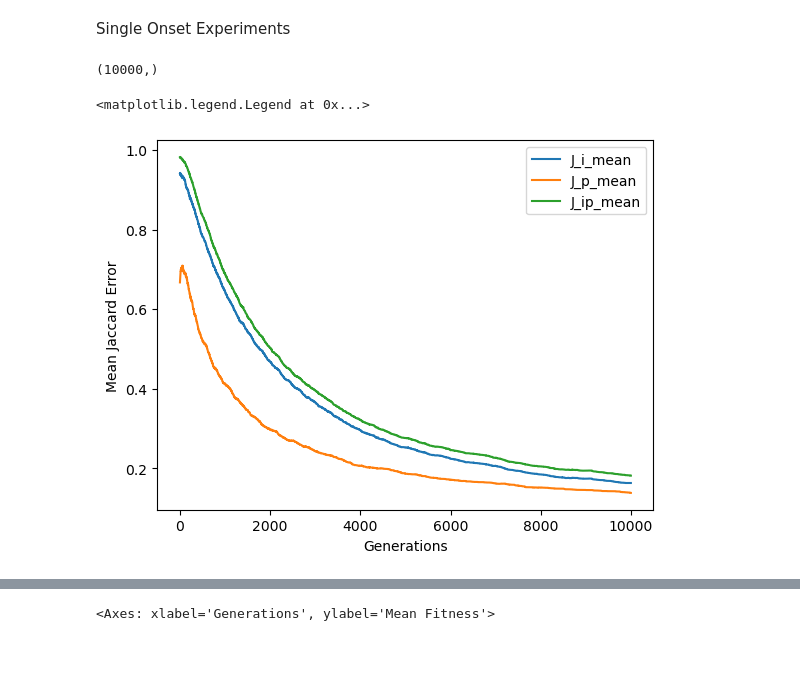
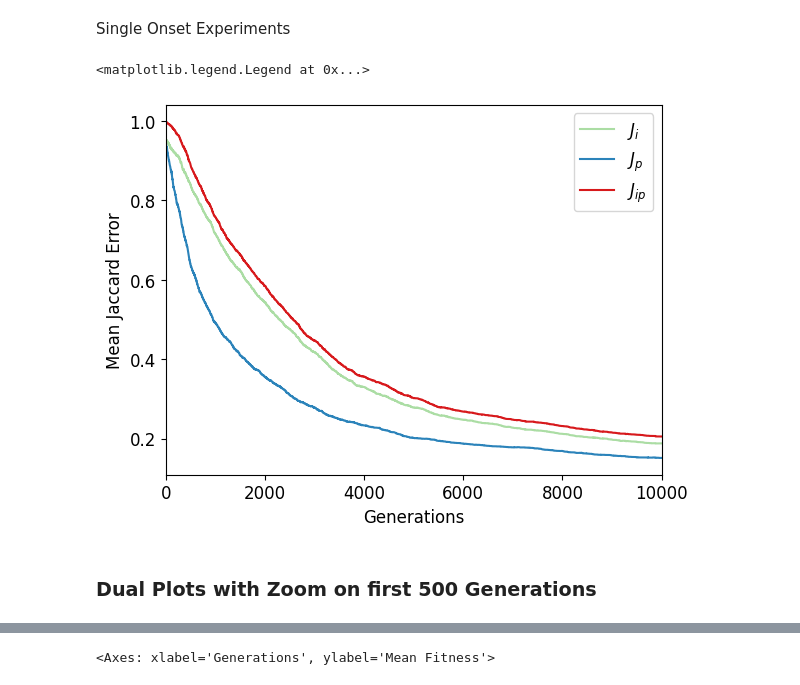
Before and after one commit to jd-rub/MA-thesis, a Jupyter notebook: notebooks/plotting.ipynb, the cells around one changed output, grey strips where cells are left out. Saved outputs shown, nothing was run; the diff lists cells and outputs as text; code cells hidden in the pictures; blank space fills up the shorter version.

```diff
--- a/notebooks/plotting.ipynb
+++ b/notebooks/plotting.ipynb
@@ -88,38 +50,42 @@ ax[1].legend()
+# %%
+colors = ["#abdda4", "#2b83ba", "#d7191c"]
 # %% [markdown]
 Single Onset Experiments
+# %%
+def parse_experiment_errors(error_file):
+    with open(error_file, "rb") as fp:
+        errors = pickle.load(fp)
+
+    # Parse errors into types
+    errors_padded = []
+    max_len = max([len(run) for run in errors])
+    for run in errors:
+        while len(run) < max_len:
+            run.append((0, 0, 0))
+        errors_padded.append(run)
+    j_i_runs = [[tup[0] for tup in run] for run in errors_padded]
+    j_p_runs = [[tup[1] for tup in run] for run in errors_padded]
+    j_ip_runs = [[tup[2] for tup in run] for run in errors_padded]
+    j_i_means = np.mean(j_i_runs, axis=0)
+    j_p_means = np.mean(j_p_runs, axis=0)
+    j_ip_means = np.mean(j_ip_runs, axis=0)
+
+    return j_i_means, j_p_means, j_ip_means
 # %%
-run_number = 0
-error_file = f"./experiments/ground_truth_scan/preprocess_mut_min_errors.pkl"
-fitness_file = f"./experiments/ground_truth_scan/preprocess_mut_min_fitnesses.pkl"
+error_file = f"./experiments/ground_truth_scan/10k_baseline_errors.pkl"
+fitness_file = f"./experiments/ground_truth_scan/10k_baseline_errors.pkl"
+j_i_means, j_p_means, j_ip_means = parse_experiment_errors(error_file)
-# %%
-with open(error_file, "rb") as fp:
-    errors = pickle.load(fp)
-with open(fitness_file, "rb") as fp:
-    fitnesses = pickle.load(fp)
-
-# Parse errors into types
-errors_padded = []
-max_len = max([len(run) for run in errors])
-for run in errors:
-    while len(run) < max_len:
-        run.append((0, 0, 0))
-    errors_padded.append(run)
-j_i_runs = [[tup[0] for tup in run] for run in errors_padded]
-j_p_runs = [[tup[1] for tup in run] for run in errors_padded]
-j_ip_runs = [[tup[2] for tup in run] for run in errors_padded]
-j_i_means = np.mean(j_i_runs, axis=0)
-j_p_means = np.mean(j_p_runs, axis=0)
-j_ip_means = np.mean(j_ip_runs, axis=0)
-j_i_means.shape
-# %% [output]
-(10000,)
 # %%
-plt.plot(j_i_means, label="J_i_mean")
-plt.plot(j_p_means, label="J_p_mean")
-plt.plot(j_ip_means, label="J_ip_mean")
+plt.rcParams.update({'font.size': 12})
+plt.plot(j_i_means, label=r"$J_i$", color=colors[0])
+plt.plot(j_p_means, label=r"$J_p$", color=colors[1])
+plt.plot(j_ip_means, label=r"$J_{ip}$", color=colors[2])
 plt.xlabel("Generations")
+plt.xlim((0, 10000))
 plt.ylabel("Mean Jaccard Error")
 plt.legend()
 # %% [output]
 <matplotlib.legend.Legend at 0x...>
-[figure, old version]
+[figure, new version]
+# %% [markdown]
+### Dual Plots with Zoom on first 500 Generations
```
Also changed, not shown: parts of 26 cells of this notebook.
